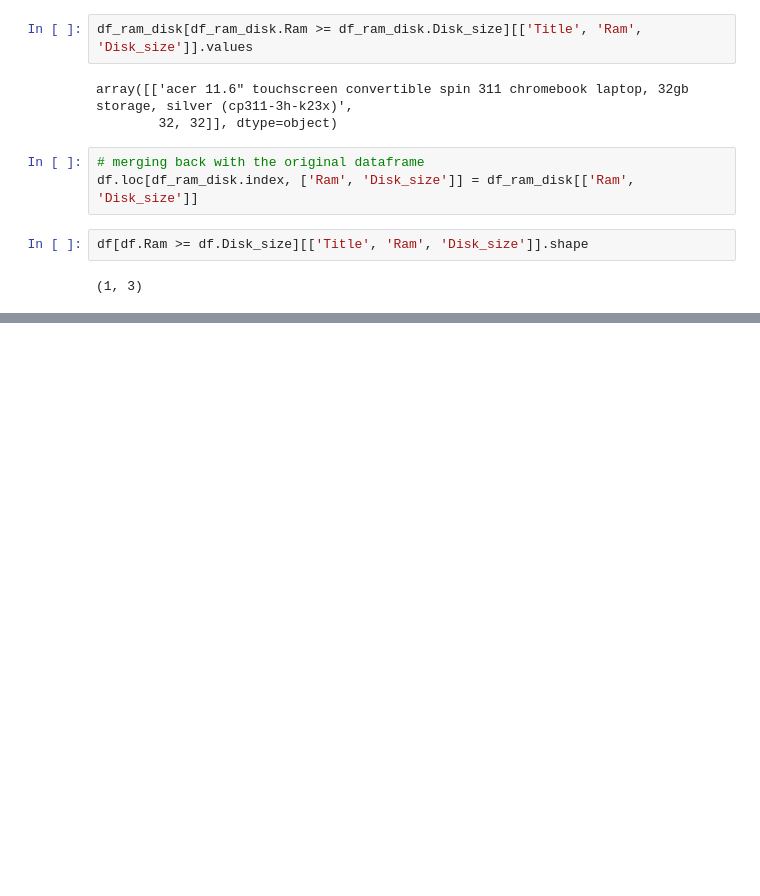
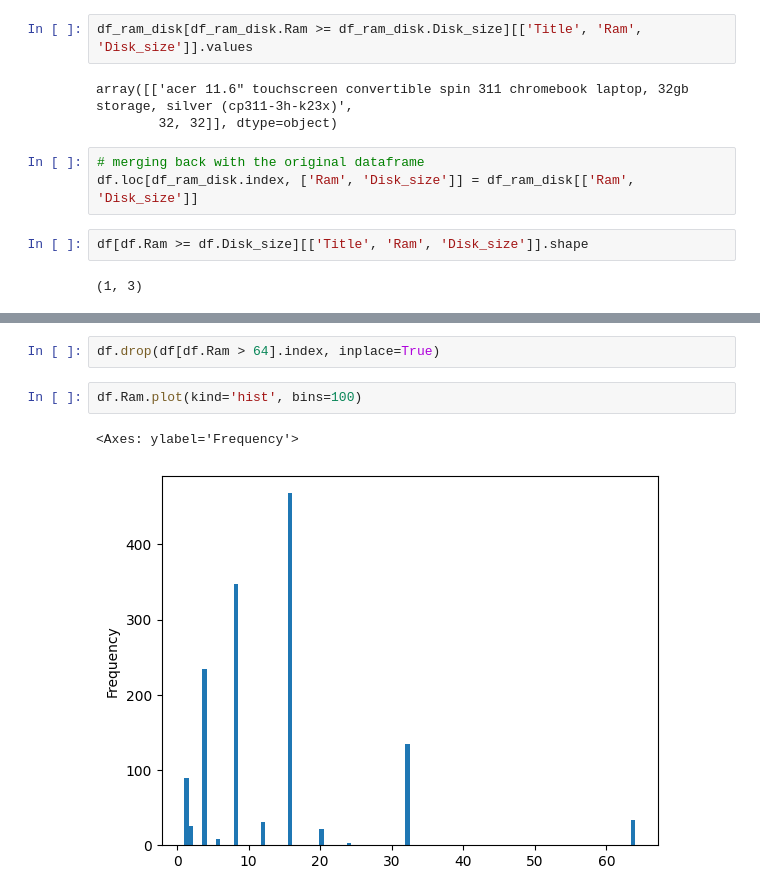
Before and after one commit to nikhil-xyz/Data-Cleaning-Notebook, a Jupyter notebook: Laptop_Dataset_Cleaning.ipynb, the cells around one changed output, grey strips where cells are left out. Cells and saved outputs as stored; diff of their text form; blank space fills up the shorter version.

```diff
--- a/Laptop_Dataset_Cleaning.ipynb
+++ b/Laptop_Dataset_Cleaning.ipynb
@@ -1157,0 +1462,7 @@ df[df.Ram >= df.Disk_size][['Title', 'Ram', 'Disk_size']].shape
+# %%
+df.drop(df[df.Ram > 64].index, inplace=True)
+# %%
+df.Ram.plot(kind='hist', bins=100)
+# %% [output]
+<Axes: ylabel='Frequency'>
+[figure, added]
```
Also changed, not shown: parts of 53 cells of this notebook.
